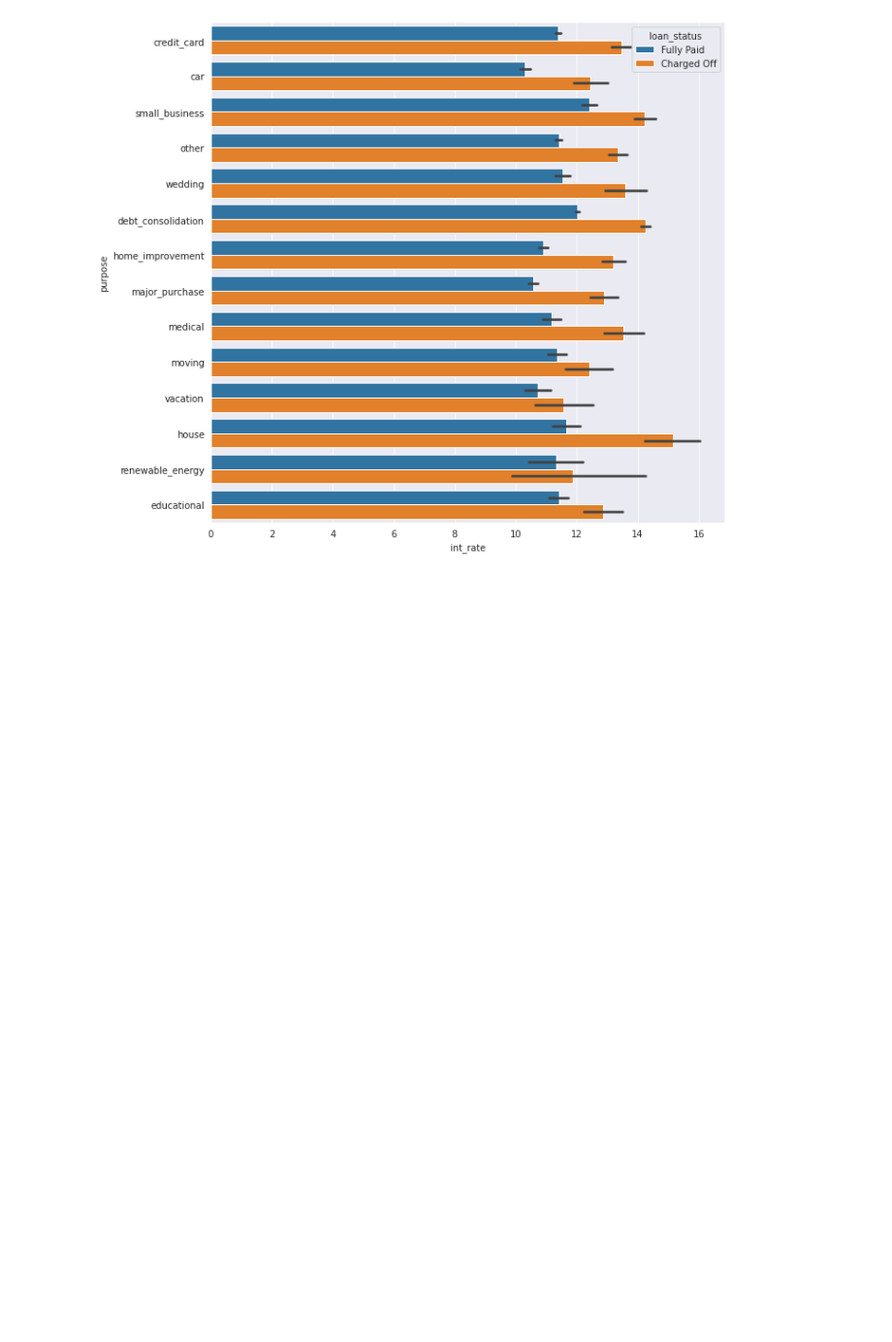
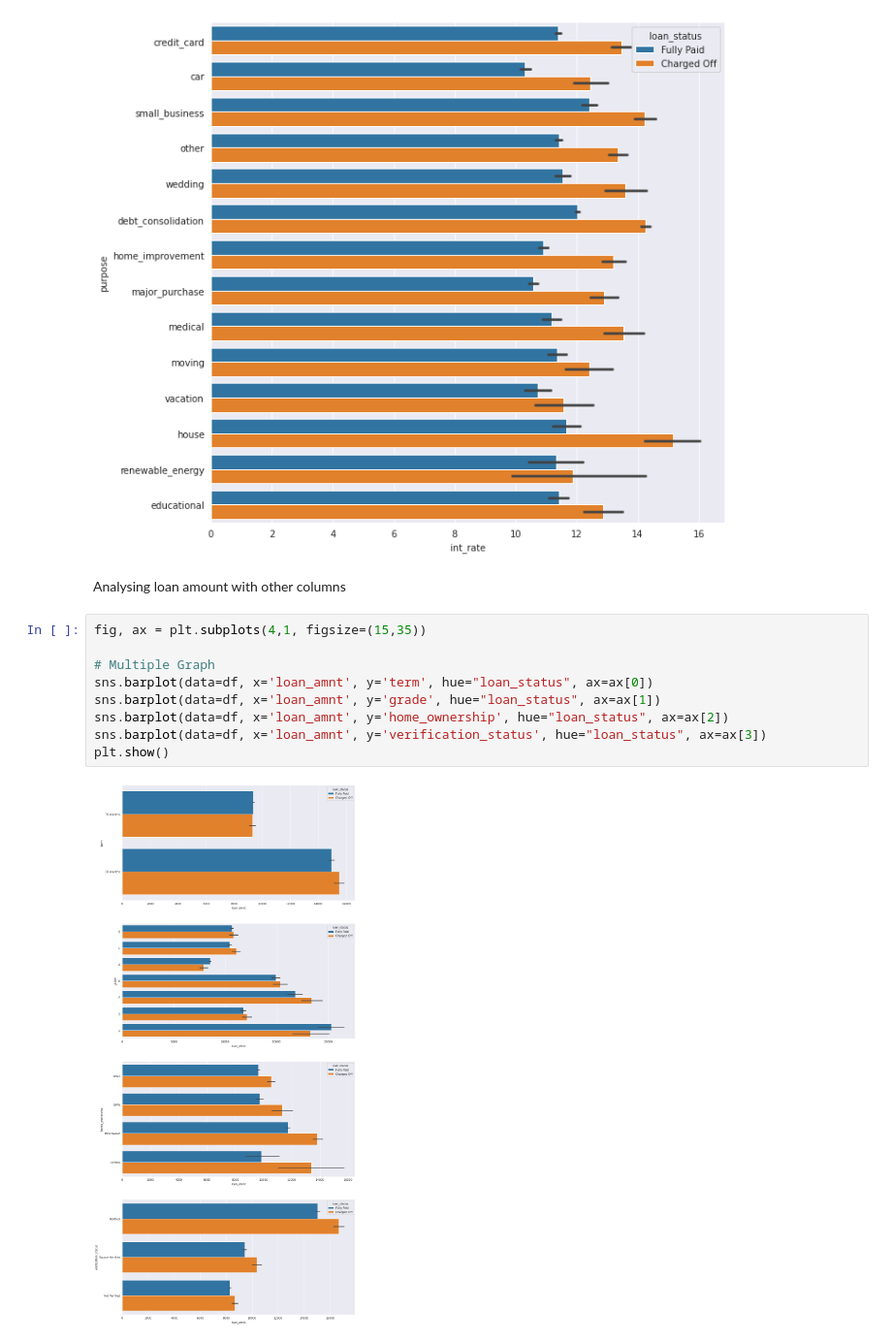
Before and after one commit to sidshrivastav/LendingClubCaseStudy, a Jupyter notebook: siddhant_shrivastav.ipynb, the cells around one changed output. Shown at 97% size. Cells and saved outputs as stored; diff of their text form; blank space fills up the shorter version.

Commit message:
added bivariate analysis

```diff
--- a/siddhant_shrivastav.ipynb
+++ b/siddhant_shrivastav.ipynb
@@ -444,3 +444,16 @@ sns.barplot(data=df, y='purpose', x='int_rate', hue="loan_status")
 plt.show()
 # %% [output]
 [figure]
+# %% [markdown]
+Analysing loan amount with other columns
+# %%
+fig, ax = plt.subplots(4,1, figsize=(15,35))
+
+# Multiple Graph
+sns.barplot(data=df, x='loan_amnt', y='term', hue="loan_status", ax=ax[0])
+sns.barplot(data=df, x='loan_amnt', y='grade', hue="loan_status", ax=ax[1])
+sns.barplot(data=df, x='loan_amnt', y='home_ownership', hue="loan_status", ax=ax[2])
+sns.barplot(data=df, x='loan_amnt', y='verification_status', hue="loan_status", ax=ax[3])
+plt.show()
+# %% [output]
+[figure, added]
```
Also changed, not shown: parts of 8 cells of this notebook.
